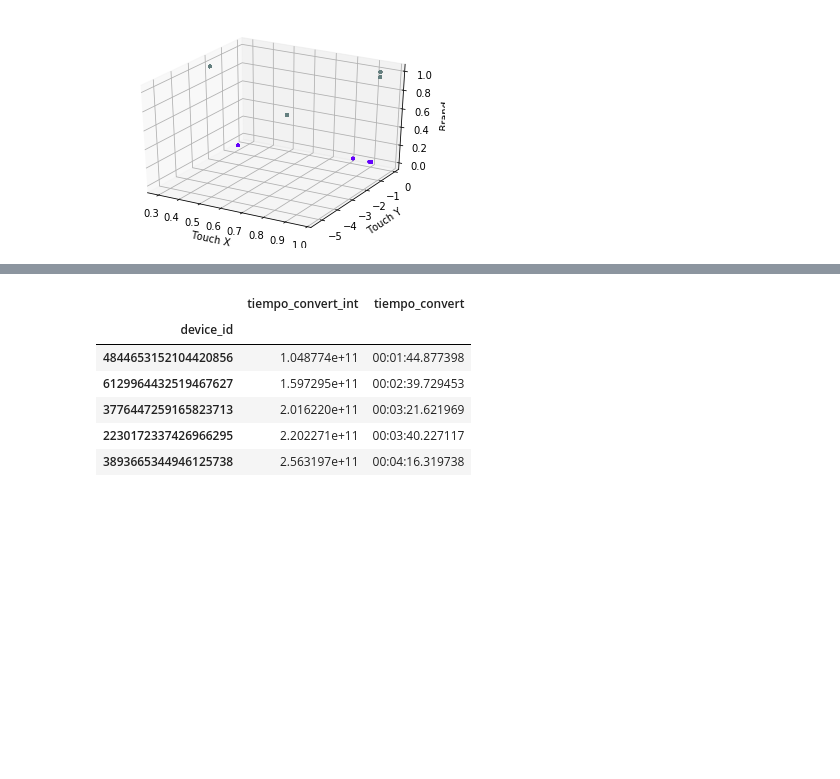
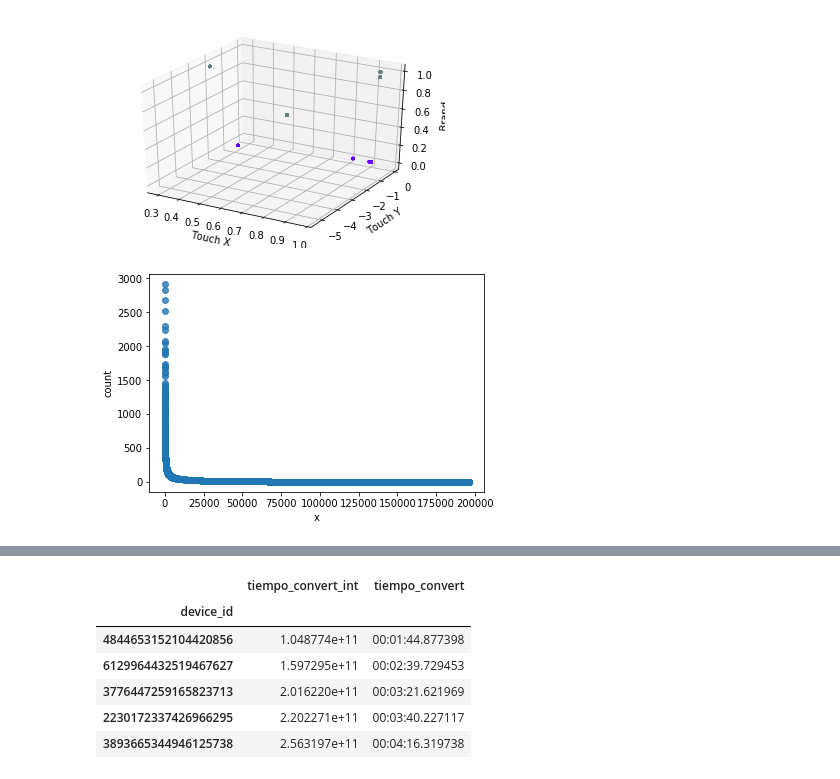
Before and after one commit to bebetosaba/7506-datos-1C2019, a Jupyter notebook: TP1/analisis.ipynb, the cells around one changed output, grey strips where cells are left out. Cells and saved outputs as stored; diff of their text form; code cells hidden in the pictures; blank space fills up the shorter version.

```diff
--- a/TP1/analisis.ipynb
+++ b/TP1/analisis.ipynb
@@ -414,3 +414,12 @@ ax.set_zlabel('Brand')
 plt.show()
 # %% [output]
 [figure]
+# %%
+# vamos a graficar la cantidad de events que se tienen por device
+#eventsDF['ref_hash'].value_counts().plot.hist(bins=100);
+device_freq = eventsDF['ref_hash'].value_counts().to_frame().reset_index().reset_index()
+device_freq.columns = ['x', 'ref_hash', 'count']
+
+sns.regplot(x=device_freq['x'], y=device_freq['count'], fit_reg=False);
+# %% [output]
+[figure, added]
```
Also changed, not shown: parts of 18 cells of this notebook.
